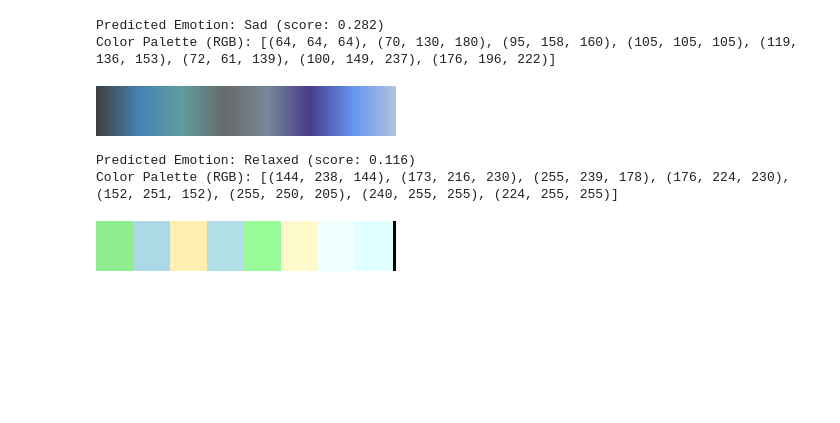
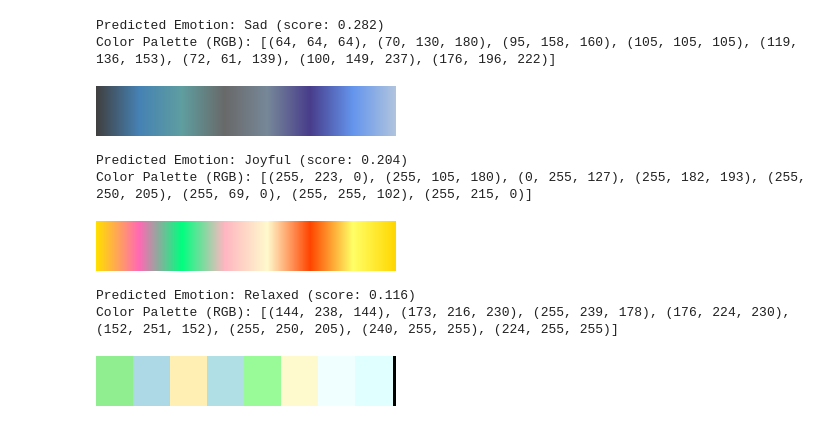
Before and after one commit to Aigerimkrm/Mood-to-Movies, a Jupyter notebook: main_file_colors (1).ipynb, the cells around one changed output. Drawn from its saved outputs; the diff is of its cells as text; code cells hidden in the pictures; blank space fills up the shorter version.

```diff
--- a/main_file_colors (1).ipynb
+++ b/main_file_colors (1).ipynb
@@ -309,6 +305,19 @@ display_gradient_palette(palette)
 Predicted Emotion: Sad (score: 0.282)
 Color Palette (RGB): [(64, 64, 64), (70, 130, 180), (95, 158, 160), (105, 105, 105), (119, 136, 153), (72, 61, 139), (100, 149, 237), (176, 196, 222)]
 [figure]
+# %%
+text = "The weather today is beautiful!"
+
+emotion, score, palette = predict_emotion_and_palette(text)
+
+print(f"Predicted Emotion: {emotion} (score: {score:.3f})")
+print("Color Palette (RGB):", palette)
+
+display_gradient_palette(palette)
+# %% [output]
+Predicted Emotion: Joyful (score: 0.204)
+Color Palette (RGB): [(255, 223, 0), (255, 105, 180), (0, 255, 127), (255, 182, 193), (255, 250, 205), (255, 69, 0), (255, 255, 102), (255, 215, 0)]
+[figure, added]
 # %%
 # Displaying final RGB color palette
 def display_color_palette(palette, emotion):
```
Also changed, not shown: parts of 1 cell of this notebook, 6 other files.
